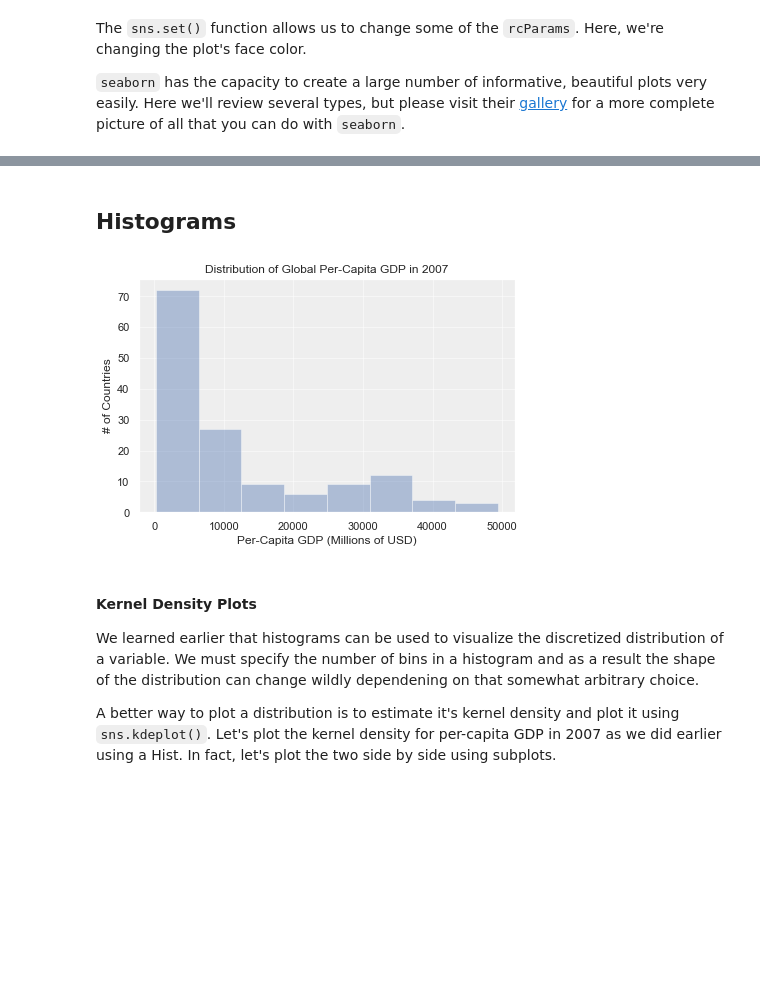
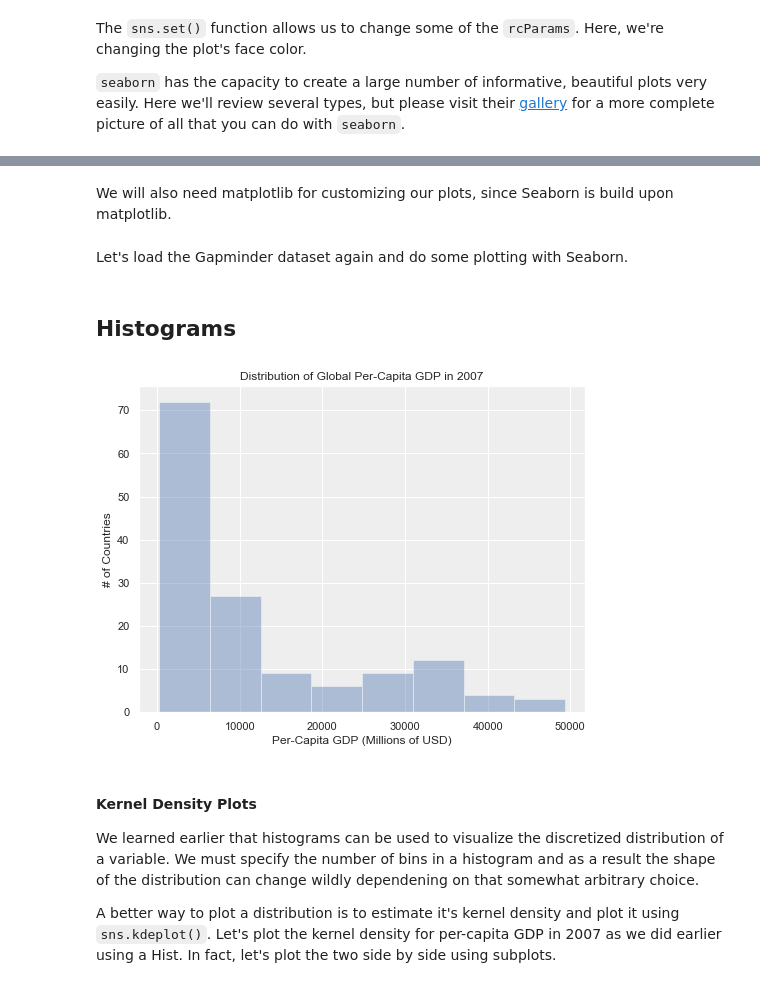
Before and after one commit to tylerhuntington222/journal-club-plotting-demo, a Jupyter notebook: Journal_Club_seaborn.ipynb, the cells around one changed output, grey strips where cells are left out. Saved outputs shown, nothing was run; the diff lists cells and outputs as text; code cells hidden in the pictures; blank space fills up the shorter version.

Commit message:
Final updates to Seaborn demo notebook

```diff
--- a/Journal_Club_seaborn.ipynb
+++ b/Journal_Club_seaborn.ipynb
@@ -13,0 +19,2 @@ The `sns.set()` function allows us to change some of the `rcParams`. Here, we're
+# %% [markdown]
+We will also need matplotlib for customizing our plots, since Seaborn is build upon matplotlib.
@@ -14,12 +23,19 @@ The `sns.set()` function allows us to change some of the `rcParams`. Here, we're
+# %% [markdown]
+Let's load the Gapminder dataset again and do some plotting with Seaborn.
+# %%
+gm = pd.read_csv('data/gapminder.tsv', sep='\t')
+latest_year = gm['year'].max()
+gm_latest = gm[gm['year']==latest_year]
 # %% [markdown]
 ## Histograms
 # %%
-sns.distplot(gm_latest['gdpPercap'])
+plt.figure(figsize=(8, 6))
+sns.distplot(gm_latest['gdpPercap'], kde=False)
 plt.title('Distribution of Global Per-Capita GDP in 2007')
 plt.xlabel('Per-Capita GDP (Millions of USD)')
 plt.ylabel('# of Countries');
 # %% [output]
-[figure, old version]
+[figure, new version]
 # %% [markdown]
 #### Kernel Density Plots
 
```
Also changed, not shown: parts of 36 cells of this notebook.
